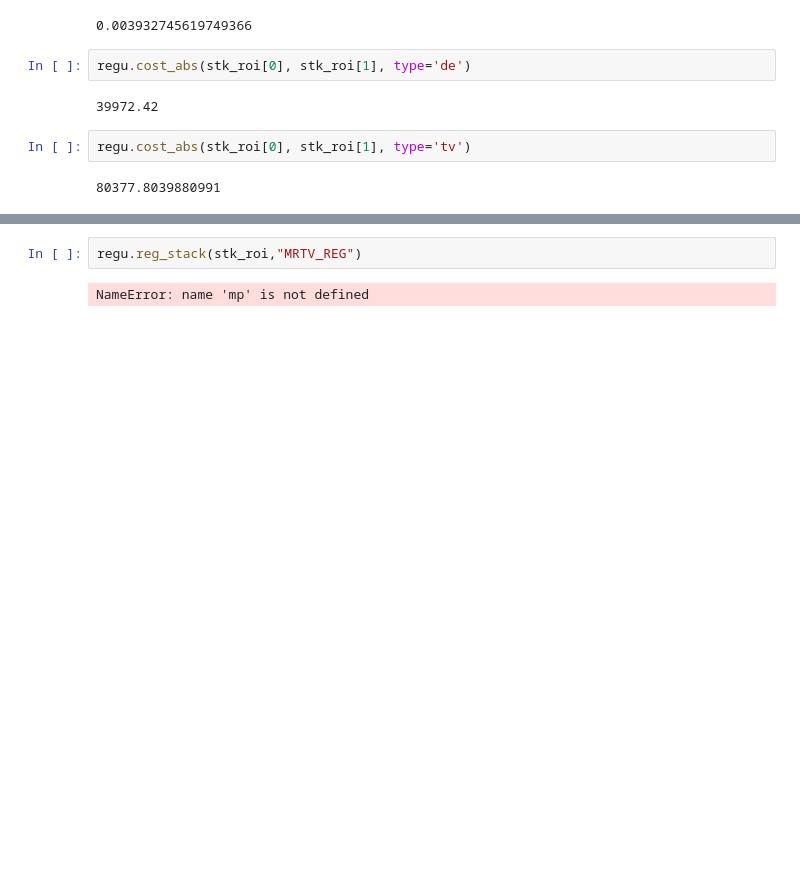
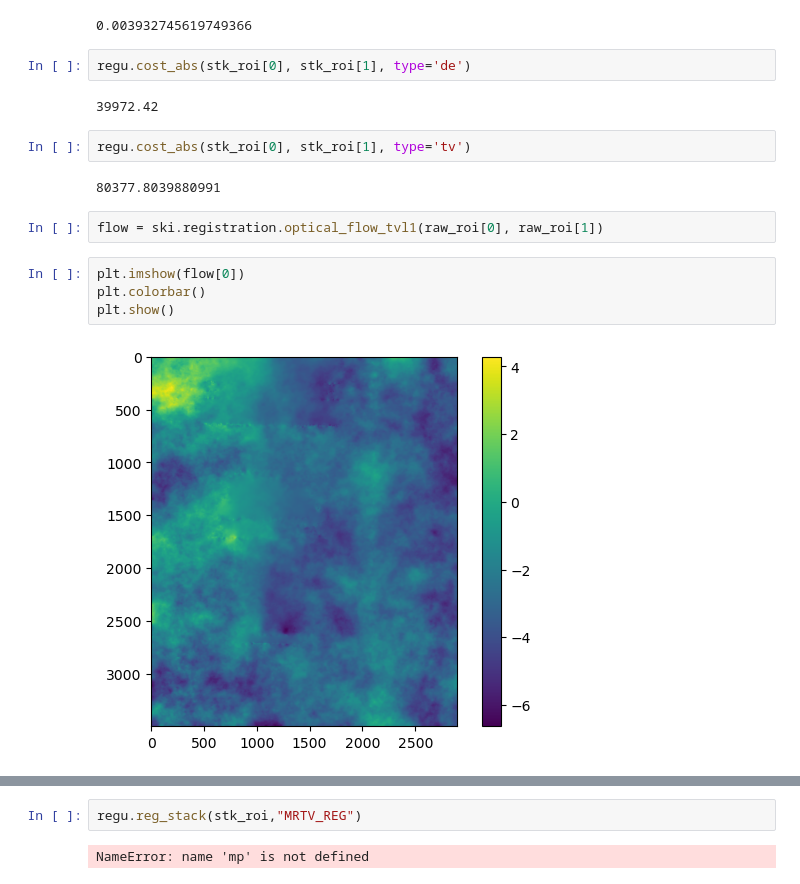
Before and after one commit to zhangy6x/research_stuff, a Jupyter notebook: jupyter_notebooks/norm_recon/sub_align_images.ipynb, the cells around one changed output, grey strips where cells are left out. Saved outputs shown, nothing was run; the diff lists cells and outputs as text; blank space fills up the shorter version.

```diff
--- a/jupyter_notebooks/norm_recon/sub_align_images.ipynb
+++ b/jupyter_notebooks/norm_recon/sub_align_images.ipynb
@@ -136,3 +146,11 @@ regu.cost_abs(stk_roi[0], stk_roi[1], type='de')
 regu.cost_abs(stk_roi[0], stk_roi[1], type='tv')
 # %% [output]
 80377.8039880991
+# %%
+flow = ski.registration.optical_flow_tvl1(raw_roi[0], raw_roi[1])
+# %%
+plt.imshow(flow[0])
+plt.colorbar()
+plt.show()
+# %% [output]
+[figure, added]
```
Also changed, not shown: parts of 7 cells of this notebook, 1 other file.
